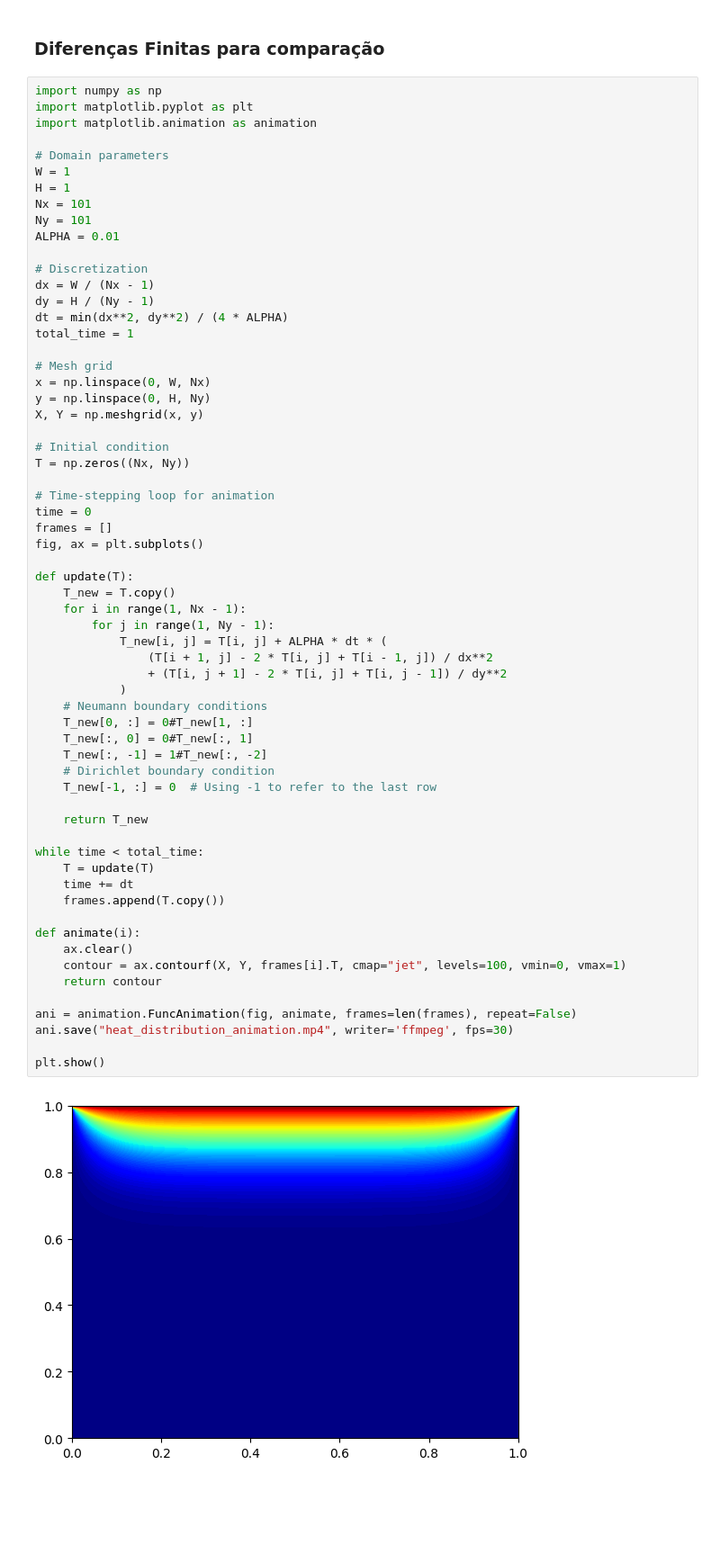
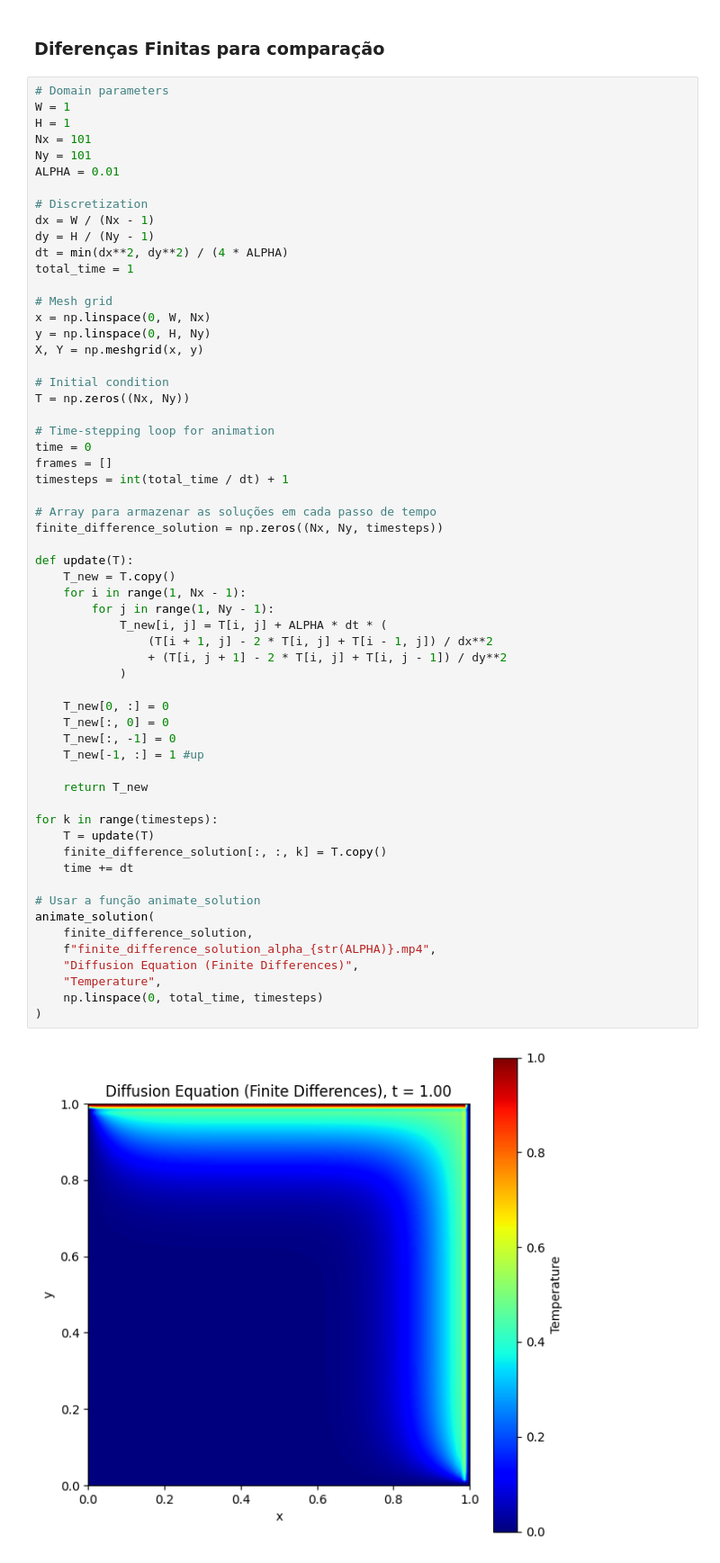
Before and after one commit to josecamata/pinns, a Jupyter notebook: heat_equation/deepxde/pinns_heat_eq_2d.ipynb, the cells around one changed output. Shown: that part at 90% size. Drawn from its saved outputs; the diff is of its cells as text; blank space fills up the shorter version.

Commit message:
Bons resultados em heat2d com deepxde

```diff
--- a/heat_equation/deepxde/pinns_heat_eq_2d.ipynb
+++ b/heat_equation/deepxde/pinns_heat_eq_2d.ipynb
@@ -279,10 +292,6 @@ animate_solution(
 # %% [markdown]
 ### Diferenças Finitas para comparação
 # %%
-import numpy as np
-import matplotlib.pyplot as plt
-import matplotlib.animation as animation
-
 # Domain parameters
 W = 1
 H = 1
@@ -296,49 +305,50 @@ dy = H / (Ny - 1)
 dt = min(dx**2, dy**2) / (4 * ALPHA)
 total_time = 1
 
 # Mesh grid
 x = np.linspace(0, W, Nx)
 y = np.linspace(0, H, Ny)
 X, Y = np.meshgrid(x, y)
 
 # Initial condition
 T = np.zeros((Nx, Ny))
 
 # Time-stepping loop for animation
 time = 0
 frames = []
-fig, ax = plt.subplots()
+timesteps = int(total_time / dt) + 1
+
+# Array para armazenar as soluções em cada passo de tempo
+finite_difference_solution = np.zeros((Nx, Ny, timesteps))
 
 def update(T):
     T_new = T.copy()
     for i in range(1, Nx - 1):
         for j in range(1, Ny - 1):
             T_new[i, j] = T[i, j] + ALPHA * dt * (
                 (T[i + 1, j] - 2 * T[i, j] + T[i - 1, j]) / dx**2
                 + (T[i, j + 1] - 2 * T[i, j] + T[i, j - 1]) / dy**2
             )
-    # Neumann boundary conditions
-    T_new[0, :] = 0#T_new[1, :]
-    T_new[:, 0] = 0#T_new[:, 1]
-    T_new[:, -1] = 1#T_new[:, -2]
-    # Dirichlet boundary condition
-    T_new[-1, :] = 0  # Using -1 to refer to the last row
+
+    T_new[0, :] = 0
+    T_new[:, 0] = 0
+    T_new[:, -1] = 0
+    T_new[-1, :] = 1 #up
 
     return T_new
 
-while time < total_time:
+for k in range(timesteps):
     T = update(T)
+    finite_difference_solution[:, :, k] = T.copy()
     time += dt
-    frames.append(T.copy())
 
-def animate(i):
-    ax.clear()
-    contour = ax.contourf(X, Y, frames[i].T, cmap="jet", levels=100, vmin=0, vmax=1)
-    return contour
-
-ani = animation.FuncAnimation(fig, animate, frames=len(frames), repeat=False)
-ani.save("heat_distribution_animation.mp4", writer='ffmpeg', fps=30)
-
-plt.show()
+# Usar a função animate_solution
+animate_solution(
+    finite_difference_solution,
+    f"finite_difference_solution_alpha_{str(ALPHA)}.mp4",
+    "Diffusion Equation (Finite Differences)",
+    "Temperature",
+    np.linspace(0, total_time, timesteps)
+)
 # %% [output]
-[figure, old version]
+[figure, new version]
```
Also changed, not shown: parts of 8 cells of this notebook, 2 other files.
